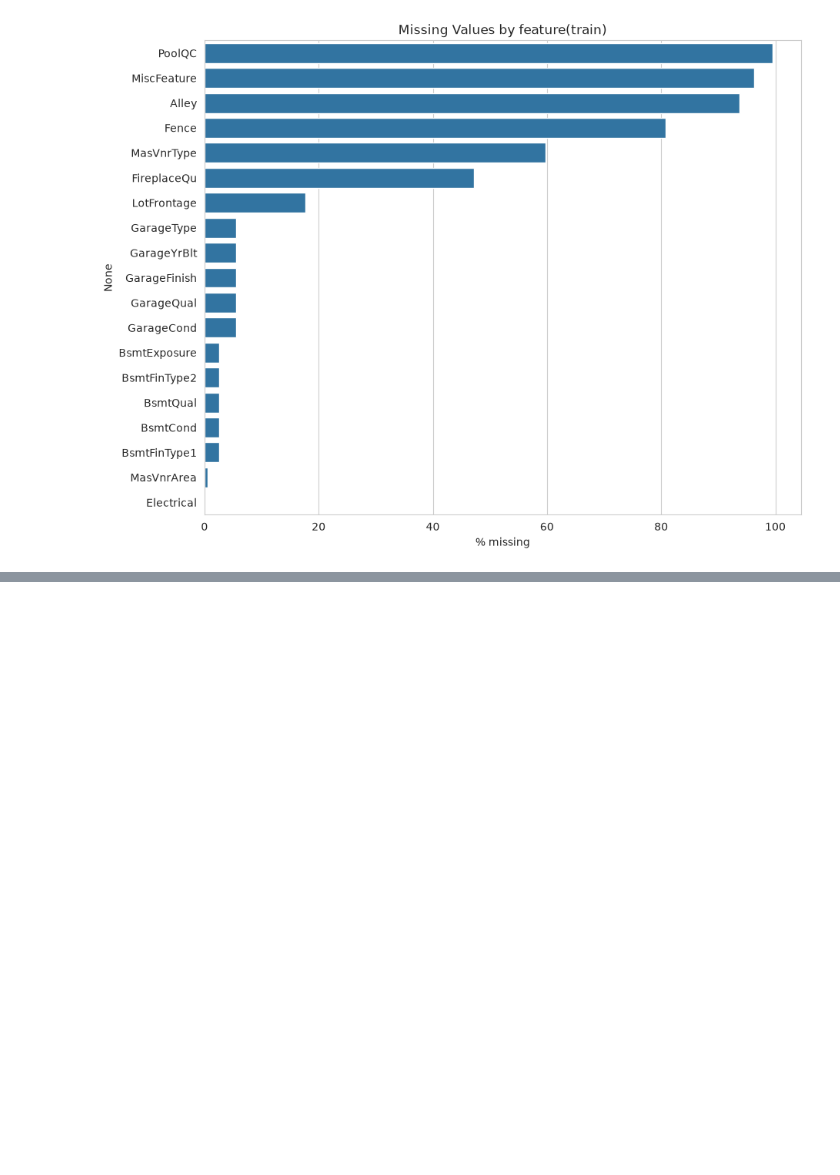
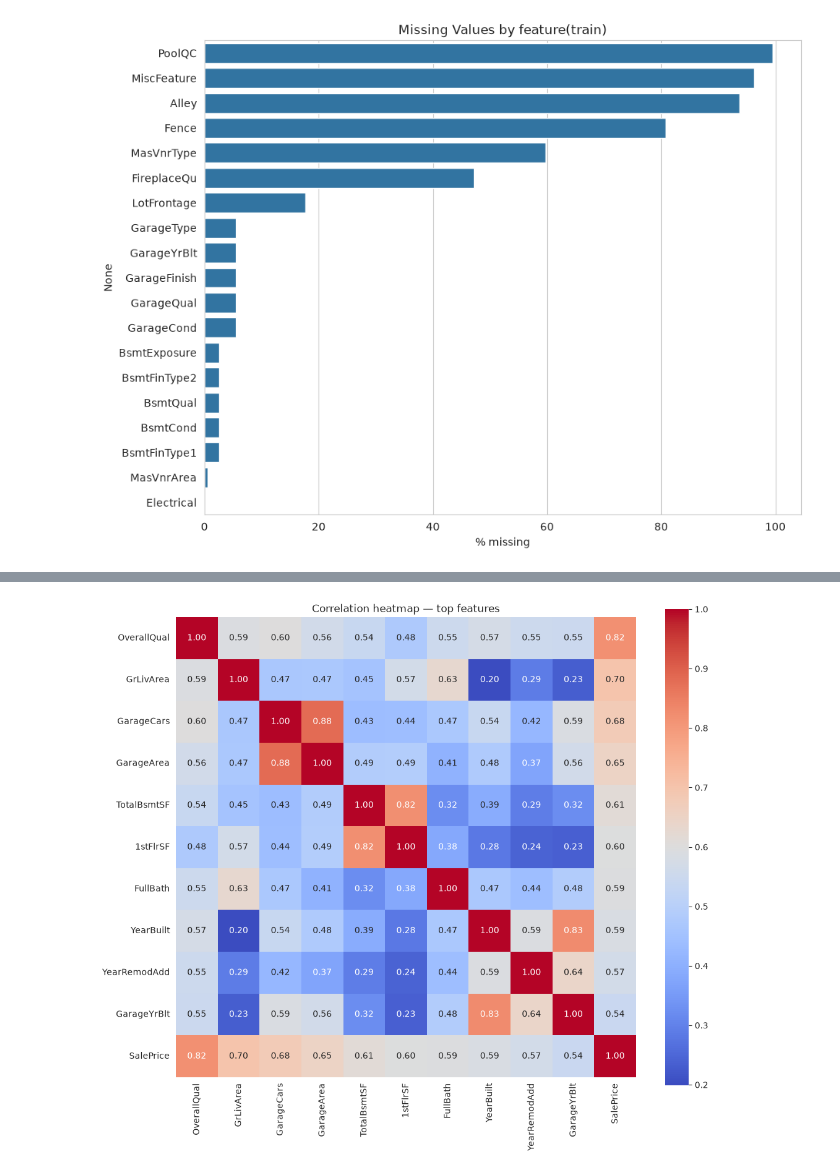
Before and after one commit to elvert19/housing_prices, a Jupyter notebook: prediction.ipynb, the cells around one changed output, grey strips where cells are left out. Saved outputs shown, nothing was run; the diff lists cells and outputs as text; code cells hidden in the pictures; blank space fills up the shorter version.

```diff
--- a/prediction.ipynb
+++ b/prediction.ipynb
@@ -122,0 +173,8 @@ Numerical feature distribution and relationship to price
+# %%
+plt.figure(figsize=(12, 10))
+top_corr_matrix = train[corr.drop('SalePrice').head(10).index.tolist() + ['SalePrice']].corr()
+sns.heatmap(top_corr_matrix, annot=True, fmt='.2f', cmap='coolwarm', square=True)
+plt.title('Correlation heatmap — top features')
+plt.show()
+# %% [output]
+[figure, added]
```
Also changed, not shown: parts of 30 cells of this notebook.
